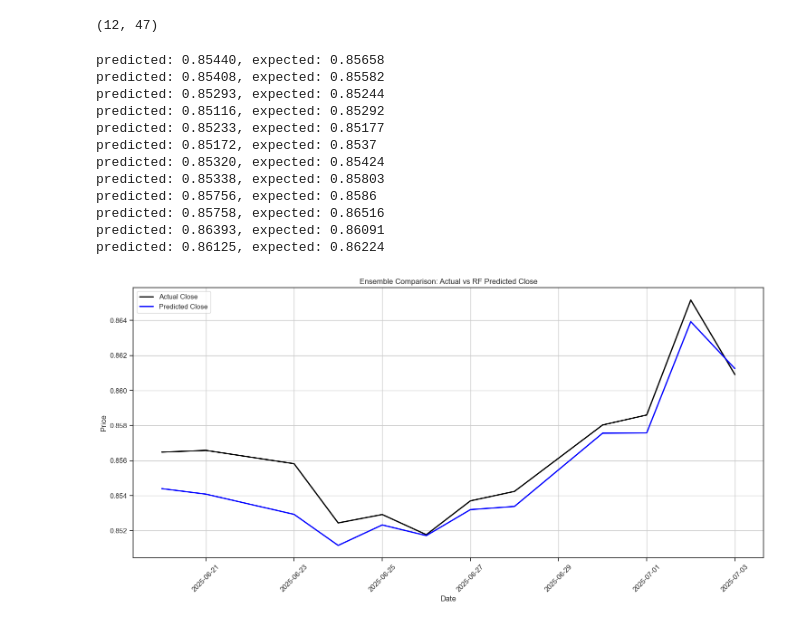
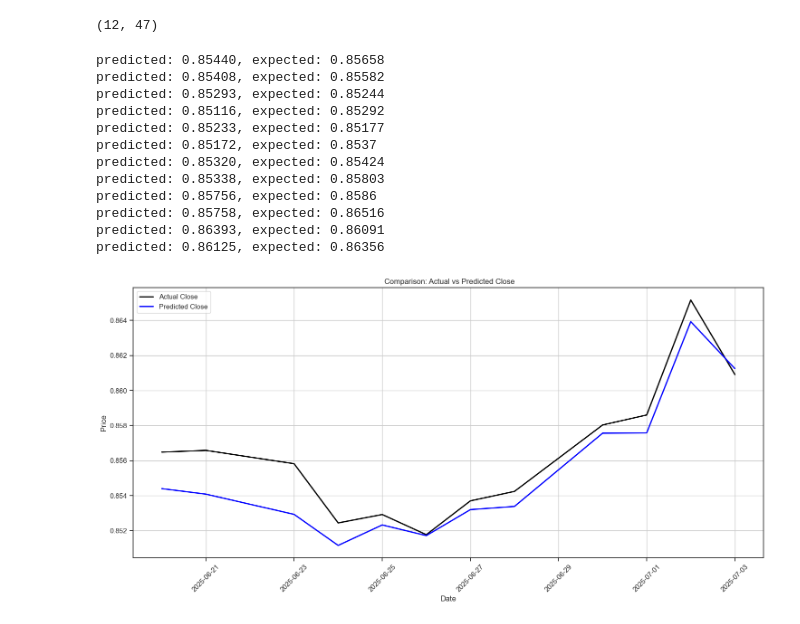
Before and after one commit to SteveParadox/TF_Analysis, a Jupyter notebook: FM_Analysis.ipynb, the cells around one changed output. Cells and saved outputs as stored; diff of their text form; code cells hidden in the pictures.

```diff
--- a/FM_Analysis.ipynb
+++ b/FM_Analysis.ipynb
@@ -1449,7 +1431,7 @@ df_last_2weeks.shape
 predicted = rf_meta.predict(df_last_2weeks_x)
 expected = df_last_2weeks[vv].values
 gap = []
-for p, e in zip(predicted[:15], expected[:15]):
+for p, e in zip(predicted, expected):
     print(f'predicted: {p:.5f}, expected: {e}')
     gap.append(e - float(p))
 # %% [output]
@@ -1464,28 +1446,28 @@ predicted: 0.85338, expected: 0.85803
 predicted: 0.85756, expected: 0.8586
 predicted: 0.85758, expected: 0.86516
 predicted: 0.86393, expected: 0.86091
-predicted: 0.86125, expected: 0.86224
+predicted: 0.86125, expected: 0.86356
 # %%
 # Plot
 plt.figure(figsize=(15, 7))
 
 # Actual Close Prices
 plt.plot(df_last_2weeks['Date'], df_last_2weeks['Close'], label='Actual Close', color='black', linewidth=2)
 
 # Random Forest Predictions
 plt.plot(df_last_2weeks['Date'], predicted, label='Predicted Close', color='blue', linewidth=2)
 
 # Final plot formatting
-plt.title('Ensemble Comparison: Actual vs RF Predicted Close')
+plt.title(' Comparison: Actual vs Predicted Close')
 plt.xlabel('Date')
 plt.ylabel('Price')
 plt.legend()
 plt.grid(True)
 plt.tight_layout()
 plt.xticks(rotation=45)
 plt.show()
 # %% [output]
-[figure, old version]
+[figure, new version]
 # %%
 # Compute residuals (gap)
 gap = [e - float(p) for p, e in zip(predicted, expected)]
```
Also changed, not shown: parts of 28 cells of this notebook.
